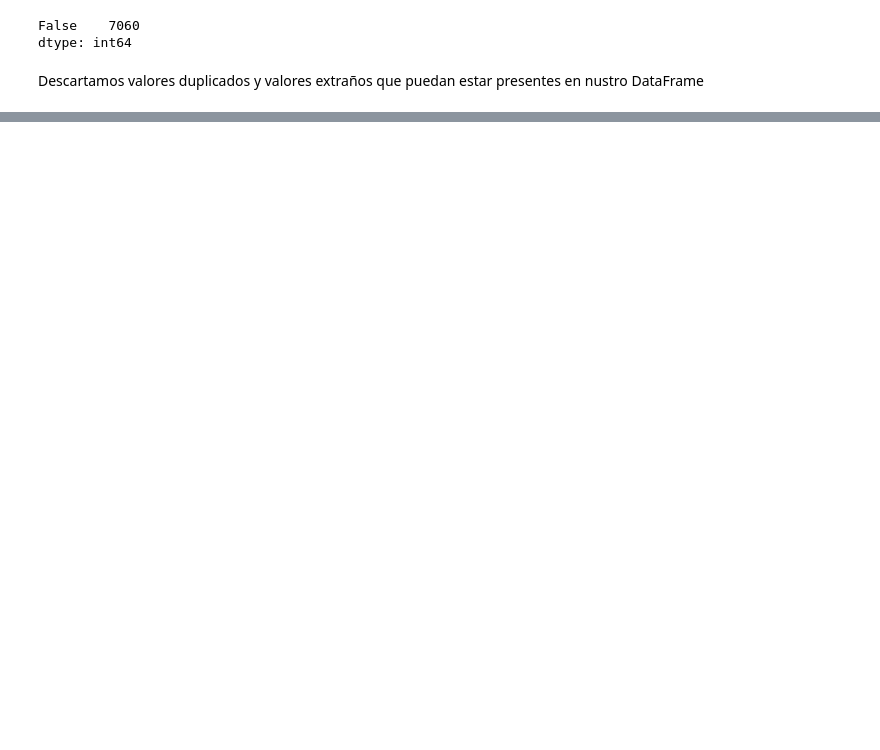
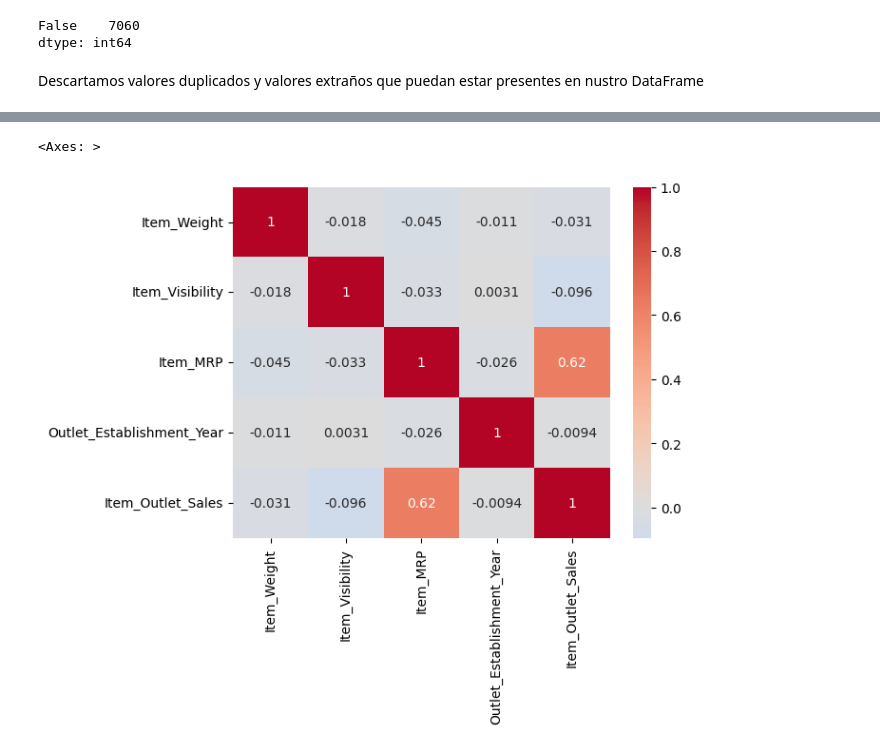
Before and after one commit to JuniorRF19/Sales-Predictions, a Jupyter notebook: Sales_Prediction.ipynb, the cells around one changed output, grey strips where cells are left out. Cells and saved outputs as stored; diff of their text form; code cells hidden in the pictures; blank space fills up the shorter version.

```diff
--- a/Sales_Prediction.ipynb
+++ b/Sales_Prediction.ipynb
@@ -105,0 +195,3 @@ Descartamos valores duplicados y valores extraños que puedan estar presentes en
+# %%
+df_fruit_vegetable = df[df['Item_Type'] == 'Fruits and Vegetables']
+df_fruit_vegetable
@@ -105,0 +212,9 @@ Descartamos valores duplicados y valores extraños que puedan estar presentes en
+# %%
+# Crear una matriz de correlación para el conjunto de datos "tips"
+correlation_matrix = df_fruit_vegetable.corr(numeric_only=True)
+
+# Crear un mapa de calor para visualizar la matriz de correlación
+sns.heatmap(correlation_matrix, annot=True, cmap="coolwarm", center=0)
+# %% [output]
+<Axes: >
+[figure, added]
```
Also changed, not shown: parts of 48 cells of this notebook.
